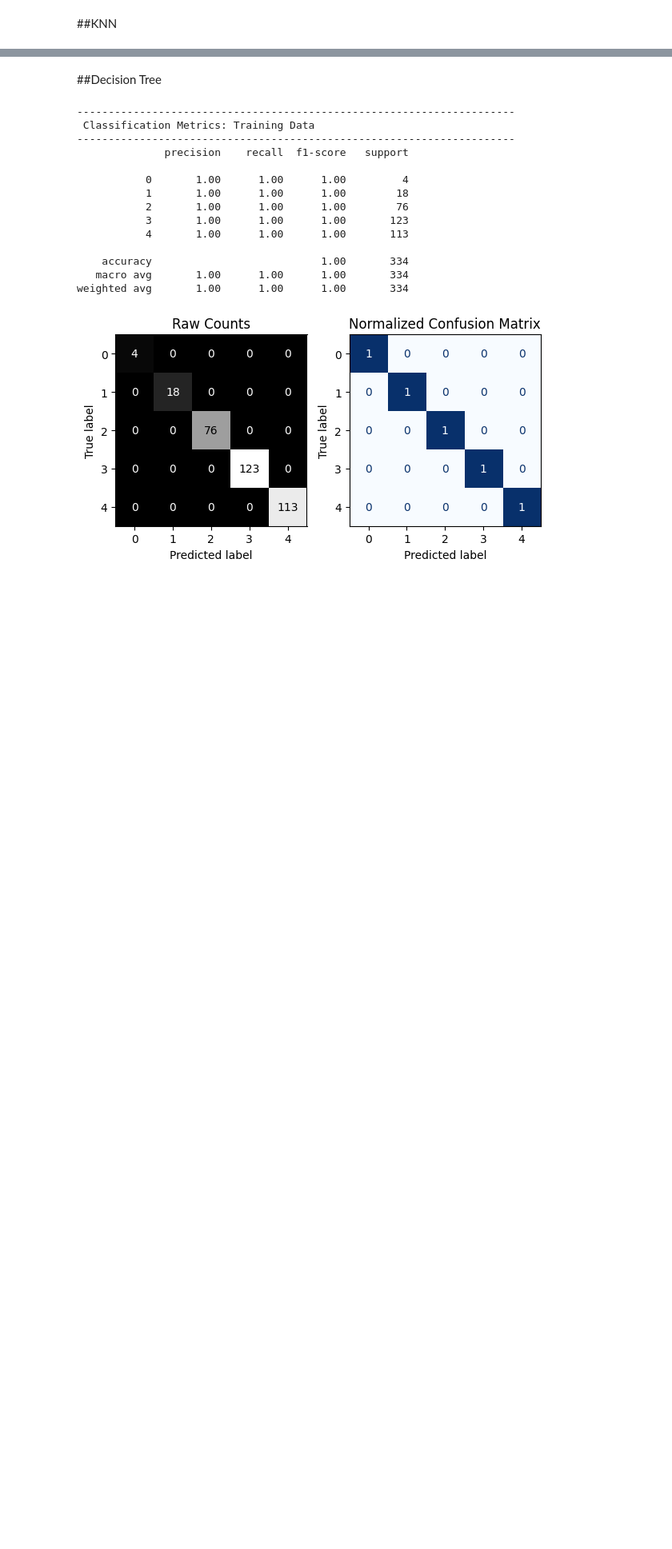
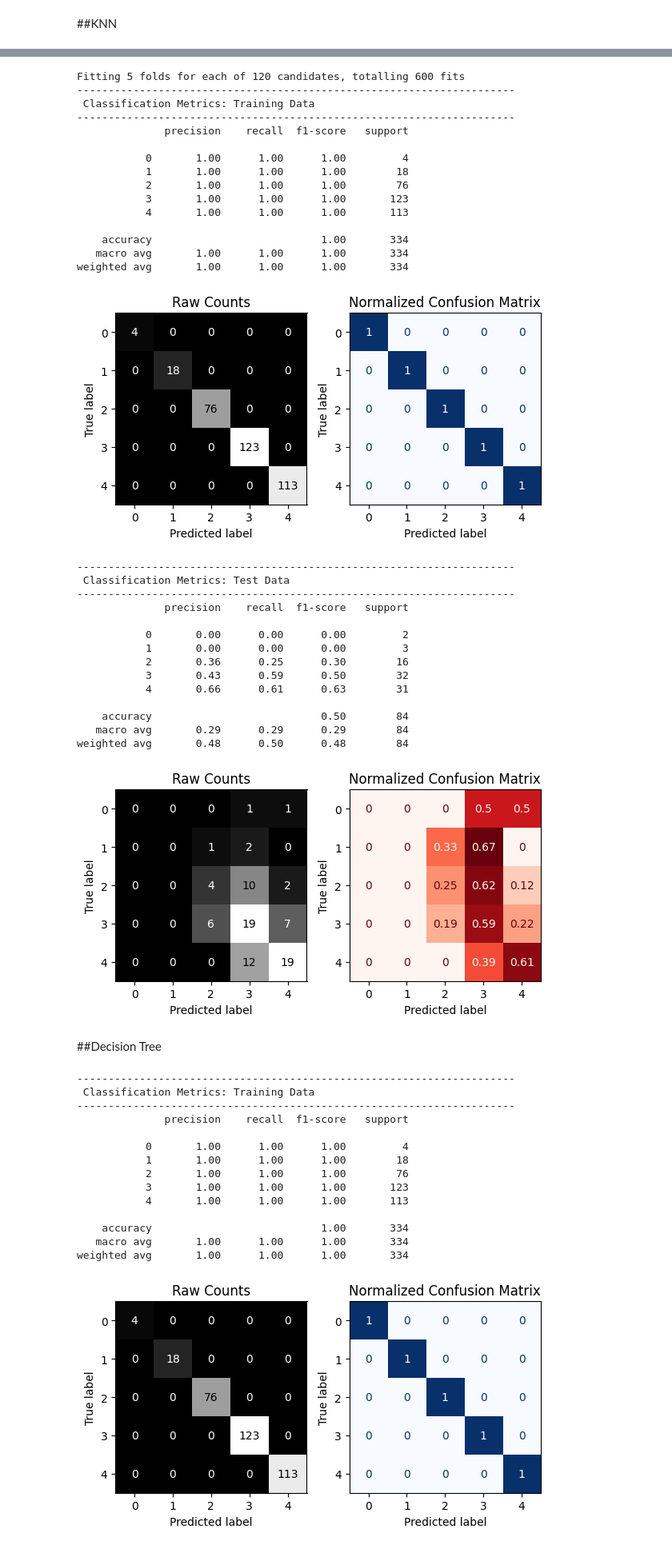
Before and after one commit to AshikSathiya/Cirrhosis-Prediction, a Jupyter notebook: Cirrhosis_Prediction_Dataset_Modeling.ipynb, the cells around one changed output, grey strips where cells are left out. Shown at 80% size. Cells and saved outputs as stored; diff of their text form; code cells hidden in the pictures; blank space fills up the shorter version.

```diff
--- a/Cirrhosis_Prediction_Dataset_Modeling.ipynb
+++ b/Cirrhosis_Prediction_Dataset_Modeling.ipynb
@@ -660,3 +726,53 @@ weighted avg       0.46      0.45      0.45        84
+# %%
+# Create param grid with different values to try
+params = {
+    'n_neighbors': [1, 3, 5, 7, 9],
+    'leaf_size': [20,25,30,35],
+    'weights': ['uniform', 'distance'],
+    'p': [1, 2, 3]
+}
+
+#Instantiate gridsearch
+grid_search = GridSearchCV(knn, params, cv=5, verbose=True, n_jobs=-1)
+# Fit gs on training data
+grid_search.fit(X_train_pca, y_train)
+# Obtain best param value for K
+grid_search.best_params_
+
+# Obtain complete evaluation for best performing model
+evaluate_classification(grid_search.best_estimator_, X_train_pca, y_train, X_test_pca, y_test)
+# %% [output]
+Fitting 5 folds for each of 120 candidates, totalling 600 fits
+----------------------------------------------------------------------
+ Classification Metrics: Training Data
+----------------------------------------------------------------------
+              precision    recall  f1-score   support
+
+           0       1.00      1.00      1.00         4
+           1       1.00      1.00      1.00        18
+           2       1.00      1.00      1.00        76
+           3       1.00      1.00      1.00       123
+           4       1.00      1.00      1.00       113
+
+    accuracy                           1.00       334
+   macro avg       1.00      1.00      1.00       334
+weighted avg       1.00      1.00      1.00       334
+[figure, added]
+----------------------------------------------------------------------
+ Classification Metrics: Test Data
+----------------------------------------------------------------------
+              precision    recall  f1-score   support
+
+           0       0.00      0.00      0.00         2
+           1       0.00      0.00      0.00         3
+           2       0.36      0.25      0.30        16
+           3       0.43      0.59      0.50        32
+           4       0.66      0.61      0.63        31
+
+    accuracy                           0.50        84
+   macro avg       0.29      0.29      0.29        84
+weighted avg       0.48      0.50      0.48        84
+[figure, added]
 # %% [markdown]
 ##Decision Tree
 # %%
```
Also changed, not shown: parts of 34 cells of this notebook.
